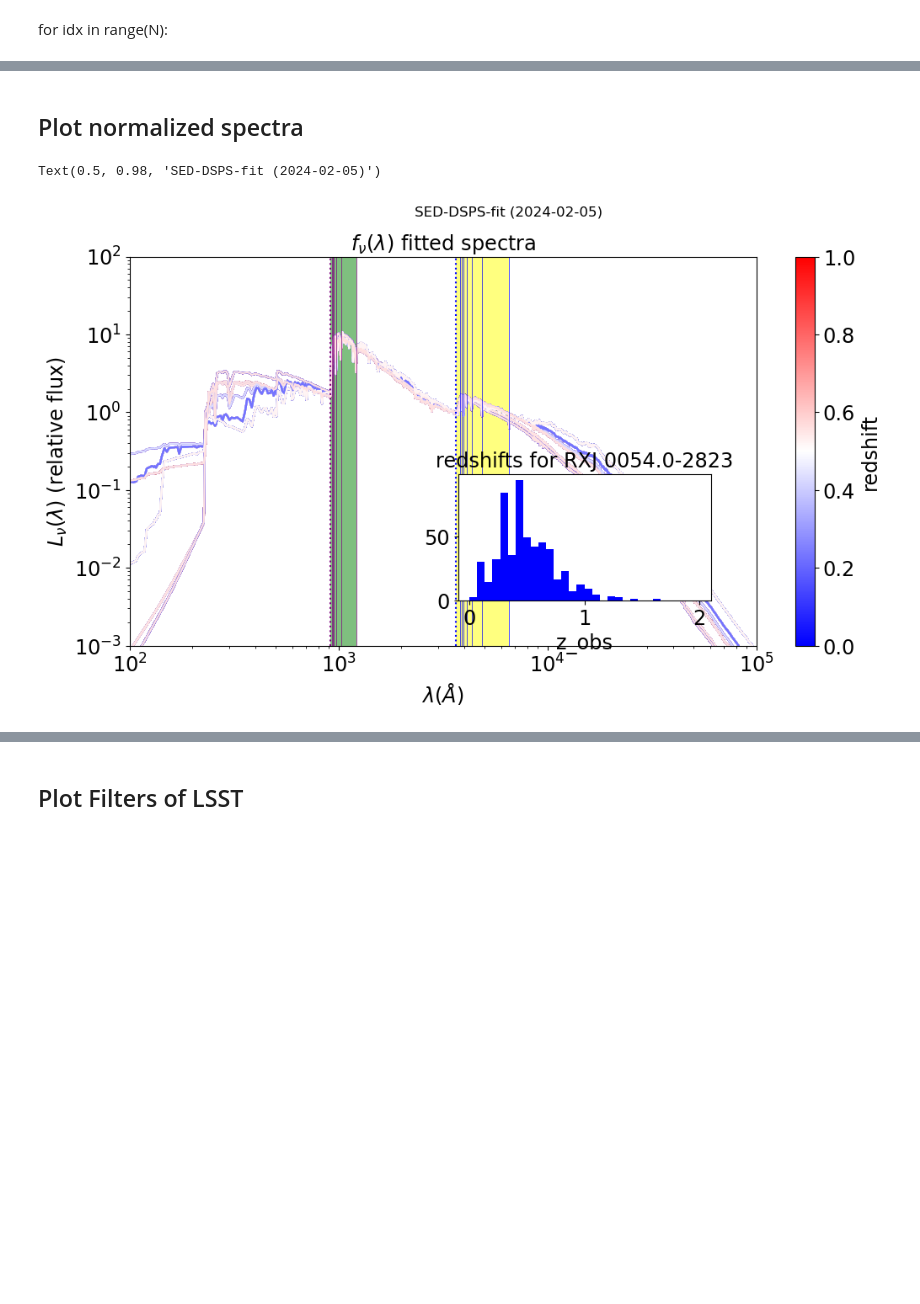
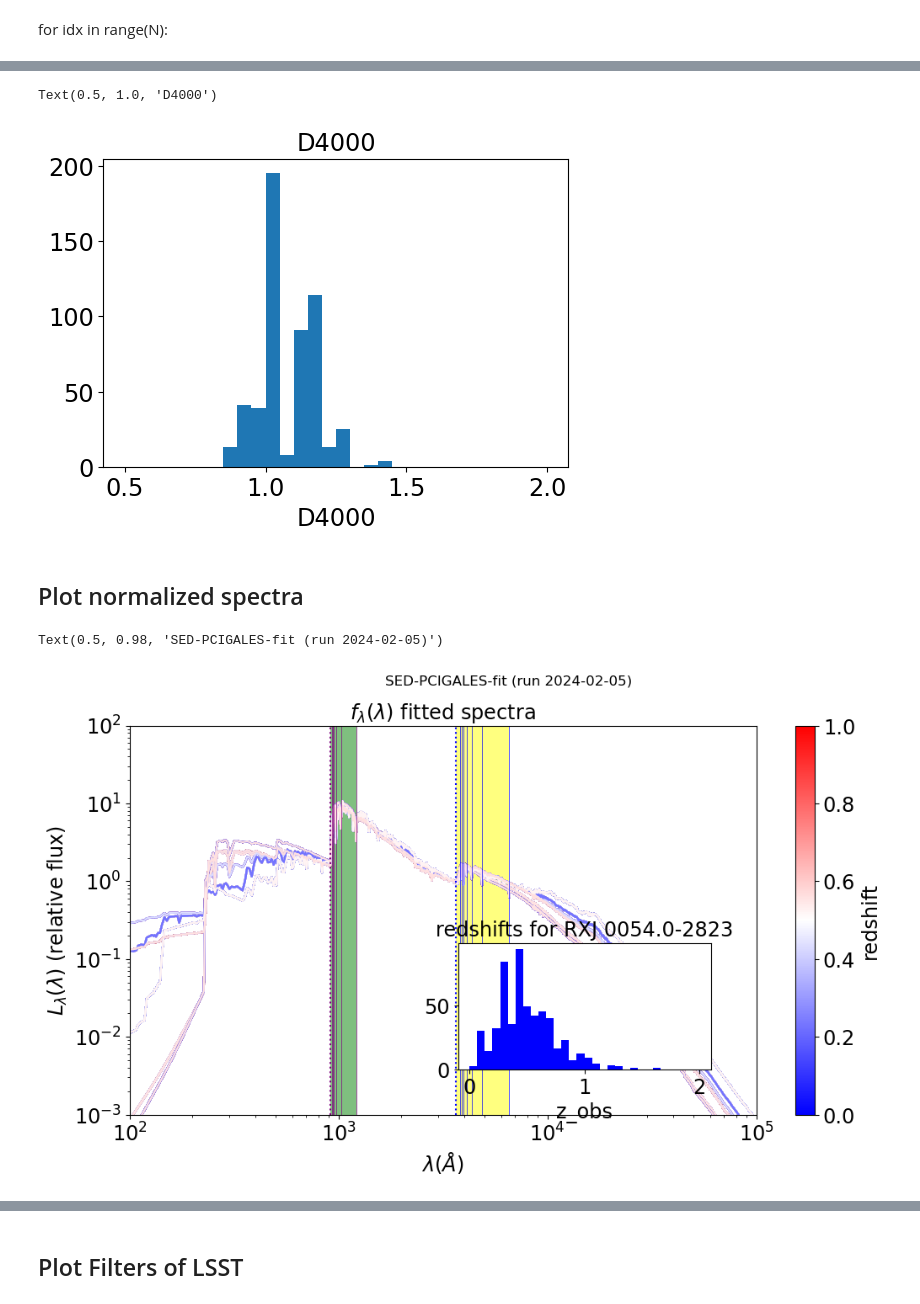
Before and after one commit to sylvielsstfr/Fors2pcigale, a Jupyter notebook: docs/notebooks/pcigale_runs/pcig_run_2024-02-05/ViewFittedPcigaleSSP.ipynb, the cells around one changed output, grey strips where cells are left out. Saved outputs shown, nothing was run; the diff lists cells and outputs as text; code cells hidden in the pictures; blank space fills up the shorter version.

```diff
--- a/docs/notebooks/pcigale_runs/pcig_run_2024-02-05/ViewFittedPcigaleSSP.ipynb
+++ b/docs/notebooks/pcigale_runs/pcig_run_2024-02-05/ViewFittedPcigaleSSP.ipynb
@@ -284,3 +320,11 @@ Text(0.5, 0.98, 'SED-DSPS-fit (2024-02-05)')
+# %%
+fig,ax = plt.subplots(figsize=(6,4))
+ax.hist(all_D4000,bins=30,range=(0.5,2));
+ax.set_xlabel("D4000")
+ax.set_title("D4000")
+# %% [output]
+Text(0.5, 1.0, 'D4000')
+[figure, added]
 # %% [markdown]
 ## Plot normalized spectra
 # %%
@@ -366,8 +410,8 @@ cbar=fig.colorbar(scalarMap , ax=ax)
 cbar.ax.set_ylabel('redshift')
 
 ax.set_xlabel("$\lambda (\\AA)$")
-ax.set_ylabel("$L_\\nu(\lambda)$ (relative flux)")
-ax.set_title("$f_\\nu(\lambda)$ fitted spectra")
+ax.set_ylabel("$L_\\lambda(\lambda)$ (relative flux)")
+ax.set_title("$f_\\lambda(\lambda)$ fitted spectra")
 #ax.grid()
 plot_hydrogen_lines(ax)
 
@@ -382,5 +426,5 @@ ax2.set_title("redshifts for RXJ 0054.0-2823")
 
 plt.suptitle(suptitle)
 # %% [output]
-Text(0.5, 0.98, 'SED-DSPS-fit (2024-02-05)')
+Text(0.5, 0.98, 'SED-PCIGALES-fit (run 2024-02-05)')
-[figure, old version]
+[figure, new version]
```
Also changed, not shown: parts of 13 cells of this notebook, 3 other files.
